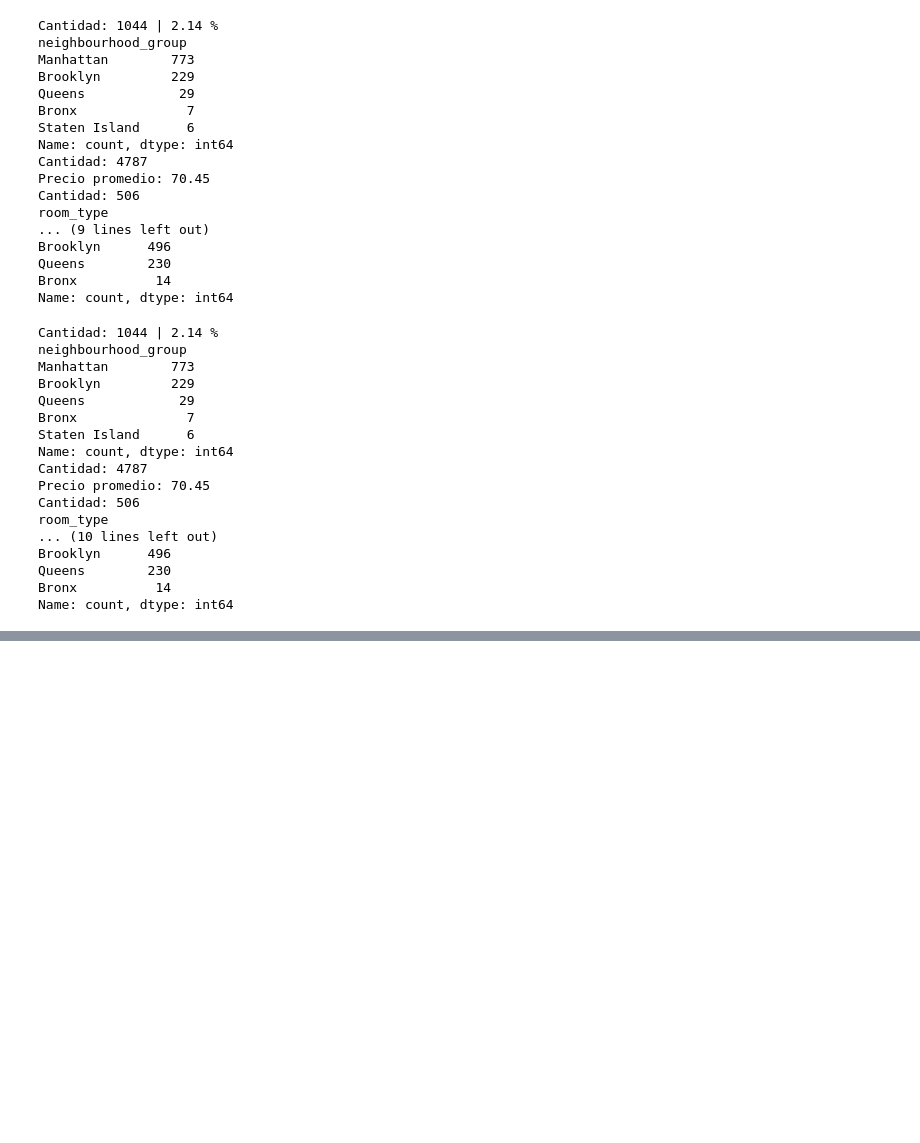
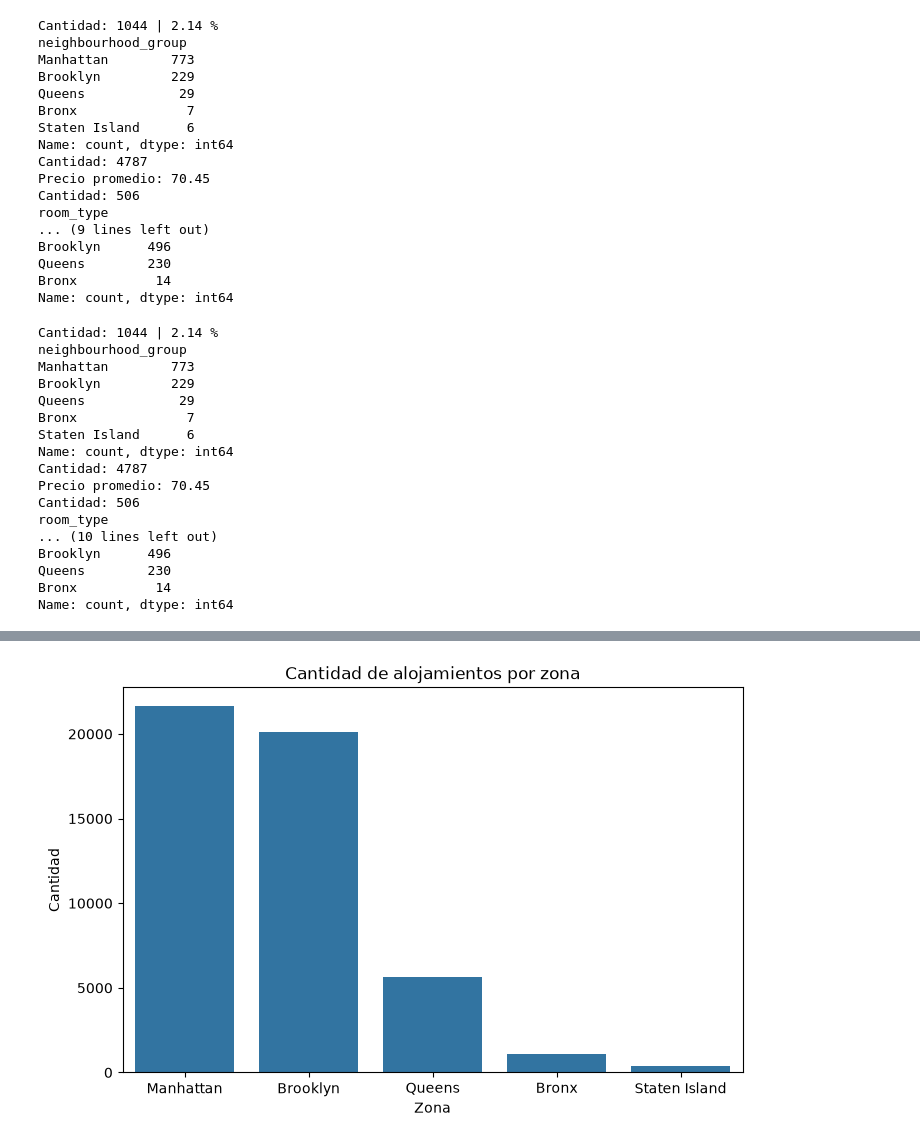
Before and after one commit to felipe2576/Proyecto-Final-Programacion-2, a Jupyter notebook: cuadernos/exploracion_nombreB.ipynb, the cells around one changed output, grey strips where cells are left out. Cells and saved outputs as stored; diff of their text form; code cells hidden in the pictures; blank space fills up the shorter version.

```diff
--- a/cuadernos/exploracion_nombreB.ipynb
+++ b/cuadernos/exploracion_nombreB.ipynb
@@ -414,0 +479,84 @@ Name: count, dtype: int64
+# %%
+# %% [markdown]
+# ## 8. Visualizaciones  (Integrante B)
+
+# %%
+# Gráfico 1: alojamientos por zona
+plt.figure(figsize=(8, 5))
+sns.countplot(data=df, x="neighbourhood_group",
+              order=df["neighbourhood_group"].value_counts().index)
+plt.title("Cantidad de alojamientos por zona")
+plt.xlabel("Zona")
+plt.ylabel("Cantidad")
+plt.show()
+
+# %% [markdown]
+# **Conclusión gráfico 1:** Manhattan (21.661) y Brooklyn (20.104) concentran
+# cerca del 85 % de los alojamientos. Queens tiene 5.666, y Bronx y Staten Island
+# apenas 1.091 y 373. La oferta de Airbnb está muy centralizada en dos zonas.
+
+# %%
+# Gráfico 2: distribución del precio (hasta 500 dólares)
+plt.figure(figsize=(8, 5))
+sns.histplot(df[df["price"] <= 500]["price"], bins=40, kde=True)
+plt.title("Distribución del precio por noche (hasta 500 USD)")
+plt.xlabel("Precio (USD)")
+plt.ylabel("Cantidad")
+plt.show()
+
+# %% [markdown]
+# **Conclusión gráfico 2:** la distribución está sesgada a la derecha. La mayoría
+# de los alojamientos cuesta entre 50 y 150 dólares, con el pico cerca de los 50
+# a 100, y la cantidad baja de forma constante a medida que sube el precio. Pocos
+# alojamientos superan los 300 dólares.
+
+# %%
+# Gráfico 3: precio por tipo de habitación (hasta 500 dólares)
+plt.figure(figsize=(8, 5))
+sns.boxplot(data=df[df["price"] <= 500], x="room_type", y="price")
+plt.title("Precio por tipo de habitación (hasta 500 USD)")
+plt.xlabel("Tipo de habitación")
+plt.ylabel("Precio (USD)")
+plt.show()
+
+# %% [markdown]
+# **Conclusión gráfico 3:** las viviendas completas son las más caras, con una
+# mediana cercana a 160 dólares. Las habitaciones privadas tienen una mediana de
+# unos 70 dólares y las compartidas, de unos 45. Todos los tipos tienen muchos
+# valores atípicos hacia arriba, sobre todo habitaciones privadas y viviendas
+# completas.
+
+# %%
+# Gráfico 4: precio promedio por zona
+plt.figure(figsize=(8, 5))
+promedio_zona = df.groupby("neighbourhood_group")["price"].mean().sort_values(ascending=False)
+sns.barplot(x=promedio_zona.index, y=promedio_zona.values)
+plt.title("Precio promedio por zona")
+plt.xlabel("Zona")
+plt.ylabel("Precio promedio (USD)")
+plt.show()
+print(promedio_zona.round(2))
+
+# %% [markdown]
+# **Conclusión gráfico 4:** Manhattan es la zona más cara, con 196,88 dólares de
+# promedio, más del doble que el Bronx (87,50), la más barata. Brooklyn (124,38)
+# queda en segundo lugar. Staten Island (114,81) supera a Queens (99,52), pero
+# tiene solo 373 alojamientos, así que su promedio es menos representativo.
+
+# %%
+# Gráfico 5: correlación entre variables numéricas
+plt.figure(figsize=(9, 6))
+numericas = ["price", "minimum_nights", "number_of_reviews",
+             "reviews_per_month", "calculated_host_listings_count", "availability_365"]
+sns.heatmap(df[numericas].corr(), annot=True, fmt=".2f", cmap="coolwarm")
+plt.title("Correlación entre variables numéricas")
+plt.show()
+
+# %% [markdown]
+# **Conclusión gráfico 5:** la única correlación relevante es entre
+# `number_of_reviews` y `reviews_per_month` (0,59), lo cual es lógico porque
+# ambas miden la actividad de reseñas. El precio casi no se relaciona linealmente
+# con ninguna variable numérica (entre -0,05 y 0,08), así que depende más de
+# factores como la zona y el tipo de habitación que de estas variables.
+# %% [output]
+[figure, added]
```
Also changed, not shown: parts of 2 cells of this notebook.
